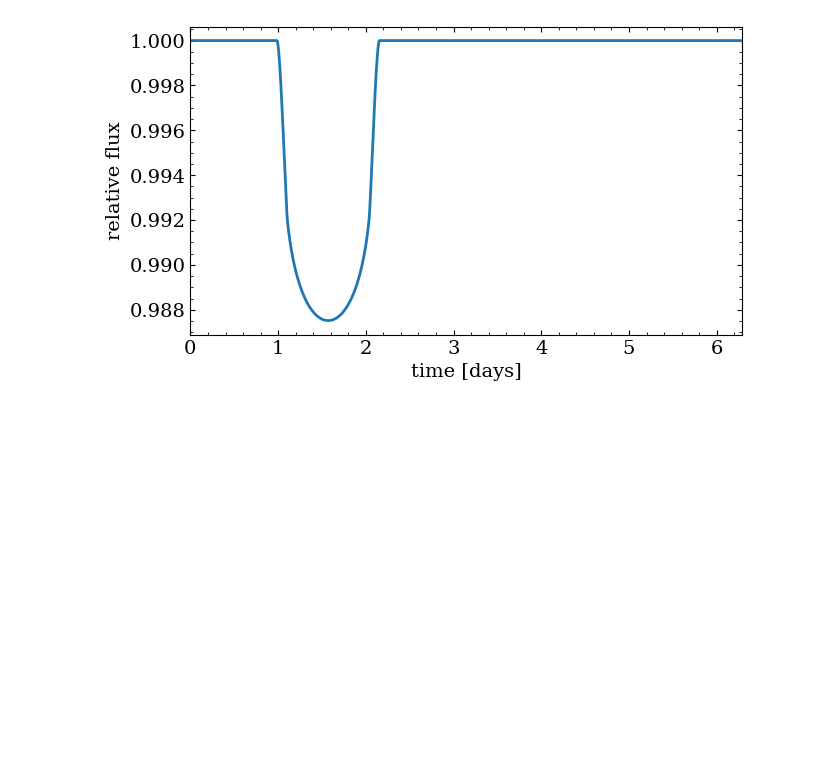
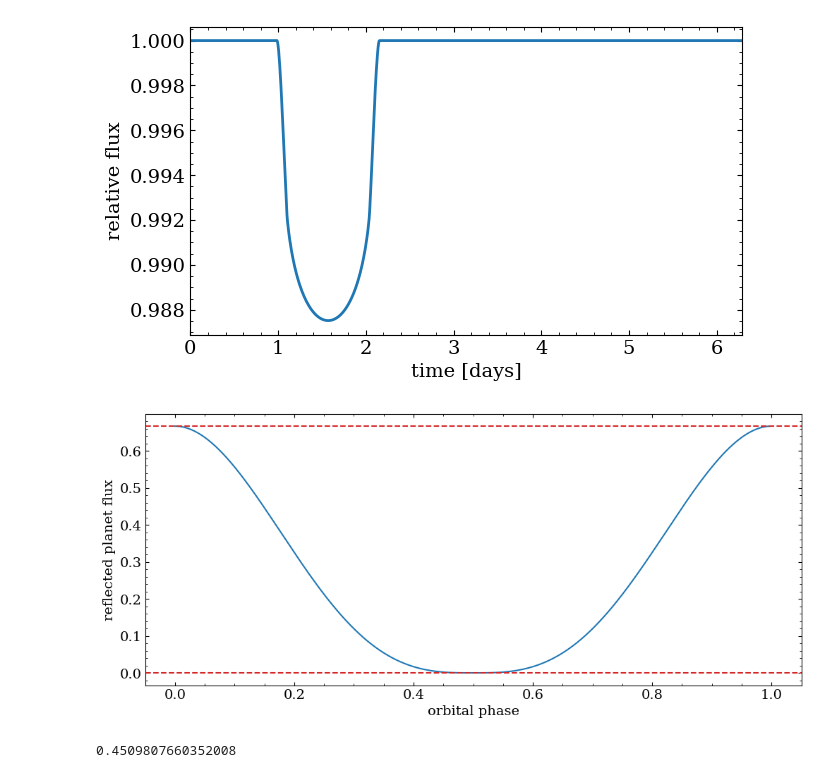
Before and after one commit to ben-cassese/bulge, a Jupyter notebook: docs/tutorials/annoying_environment_issues.ipynb, the cells around one changed output. Cells and saved outputs as stored; diff of their text form; code cells hidden in the pictures; blank space fills up the shorter version.

```diff
--- a/docs/tutorials/annoying_environment_issues.ipynb
+++ b/docs/tutorials/annoying_environment_issues.ipynb
@@ -26,3 +26,30 @@ _ = plt.xlim(t.min(), t.max())
 [figure]
 # %%
 np.save('xo_flux.npy', light_curve)
+# %%
+import matplotlib.pyplot as plt
+from matplotlib import colors
+import numpy as np
+import astropy.units as u
+import starry
+
+starry.config.lazy = False
+starry.config.quiet = True
+# %%
+map = starry.Map(ydeg=15, reflected=True)
+
+plt.figure(figsize=(12, 5))
+phase = np.linspace(0, 1, 1000)
+theta = np.linspace(0, 2 * np.pi, 1000)
+plt.plot(phase, map.flux(xs=np.sin(theta), ys=0, zs=np.cos(theta)))
+plt.axhline(0, color="C3", ls="--")
+plt.axhline(2 / 3, color="C3", ls="--")
+plt.xlabel("orbital phase")
+plt.ylabel("reflected planet flux");
+# %% [output]
+[figure, added]
+# %%
+theta = 2.5 - np.pi/2
+print(float(map.flux(xs=np.sin(theta), ys=0, zs=np.cos(theta))))
+# %% [output]
+0.4509807660352008
```
Also changed, not shown: 6 other files.
